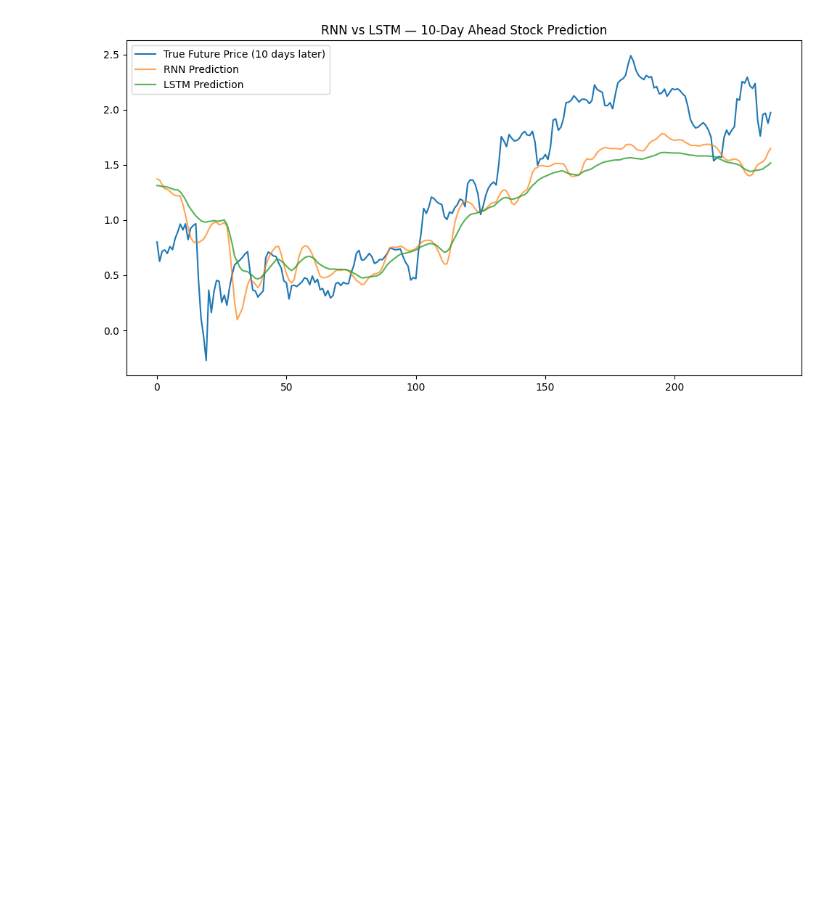
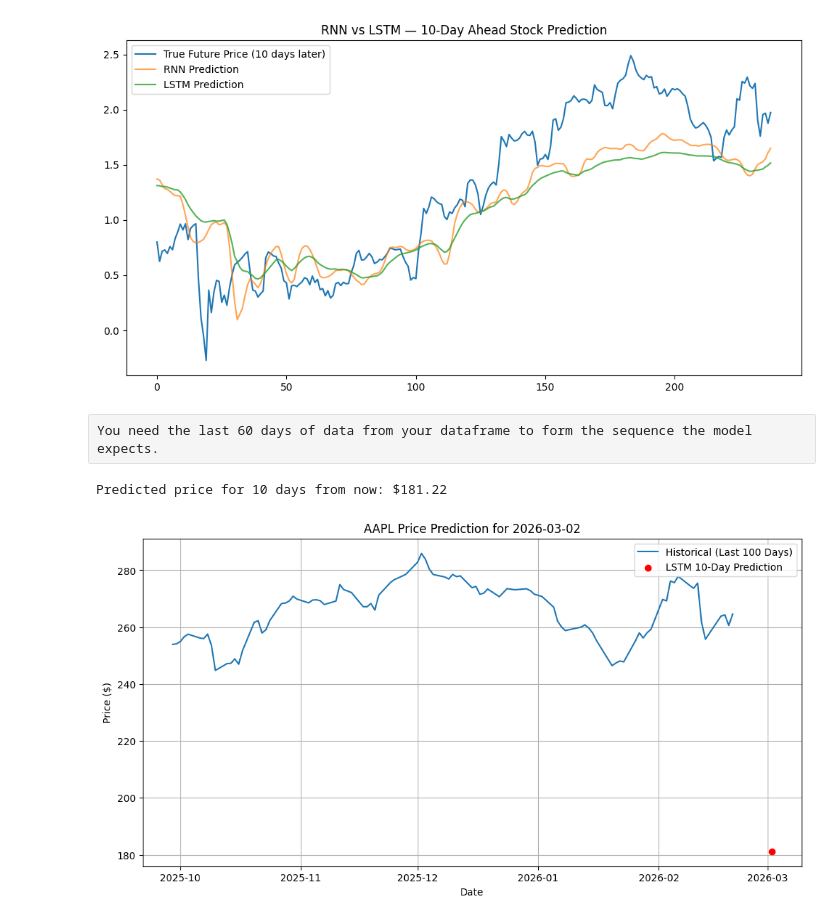
Before and after one commit to atharva723/python_practice, a Jupyter notebook: AIml/Deep Learning/RNN LSTM/Stock_RNN_lstm.ipynb, the cells around one changed output. Drawn from its saved outputs; the diff is of its cells as text; code cells hidden in the pictures; blank space fills up the shorter version.

```diff
--- a/AIml/Deep Learning/RNN LSTM/Stock_RNN_lstm.ipynb
+++ b/AIml/Deep Learning/RNN LSTM/Stock_RNN_lstm.ipynb
@@ -135,3 +135,5 @@ plt.title("RNN vs LSTM — 10-Day Ahead Stock Prediction")
 plt.show()
 # %% [output]
 [figure]
+# %% [raw]
+You need the last 60 days of data from your dataframe to form the sequence the model expects.
@@ -137,0 +147,36 @@ plt.show()
+# %%
+# Assuming you saved your model instance as 'lstm_model' during training
+model=LSTM()
+model.eval()
+
+with torch.no_grad():
+    prediction_norm = model(input_tensor)
+
+# 3. Inverse Transform (Convert Z-score back to Dollars)
+prediction_real = scaler.inverse_transform(prediction_norm.numpy())
+
+print(f"Predicted price for 10 days from now: ${prediction_real[0][0]:.2f}")
+# %% [output]
+Predicted price for 10 days from now: $181.22
+# %%
+import matplotlib.pyplot as plt
+from datetime import timedelta
+
+# 1. Get the last actual date from your dataframe
+last_date = df.index[-1]
+# 2. Calculate the date for 10 days from now
+future_date = last_date + timedelta(days=10)
+
+# 3. Plotting
+plt.figure(figsize=(12, 6))
+plt.plot(df.index[-100:], df['Close'][-100:], label='Historical (Last 100 Days)')
+plt.scatter(future_date, 181.22, color='red', label='LSTM 10-Day Prediction', zorder=5)
+
+plt.title(f"AAPL Price Prediction for {future_date.date()}")
+plt.xlabel("Date")
+plt.ylabel("Price ($)")
+plt.legend()
+plt.grid(True)
+plt.show()
+# %% [output]
+[figure, added]
```
Also changed, not shown: parts of 2 cells of this notebook, 4 other files.
